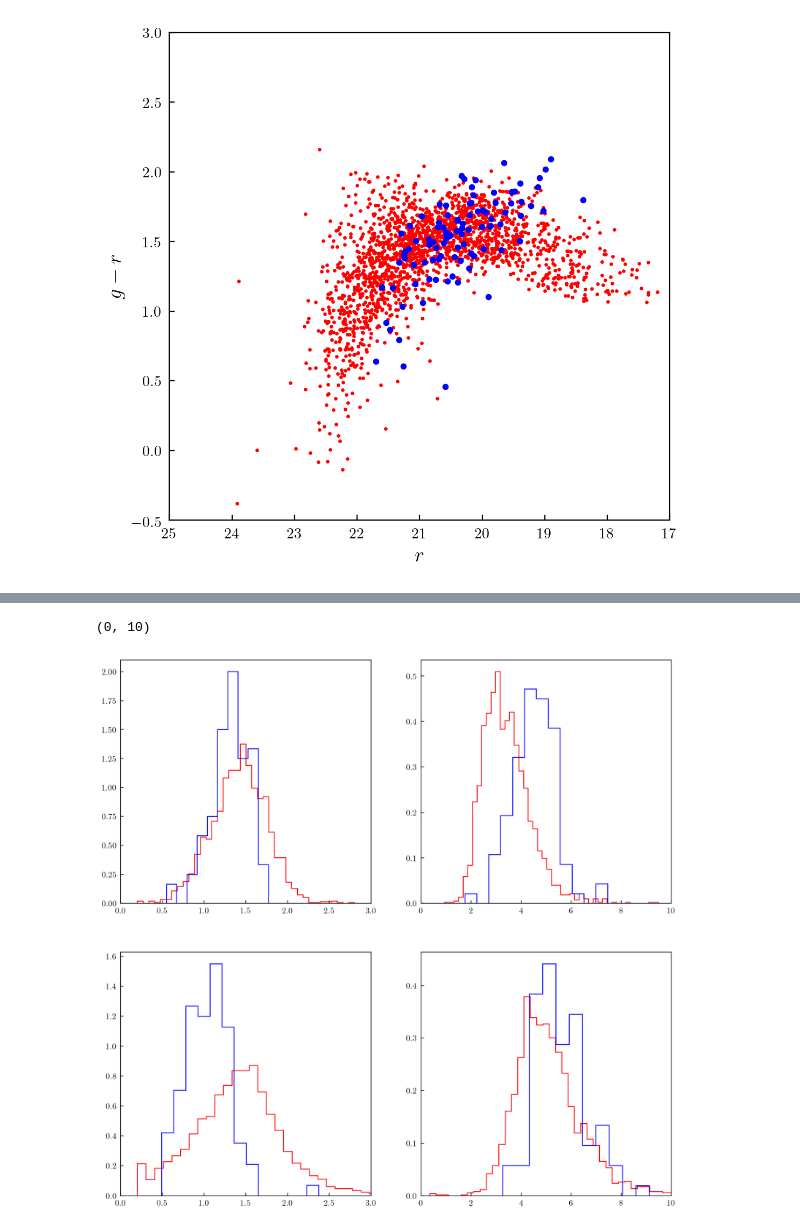
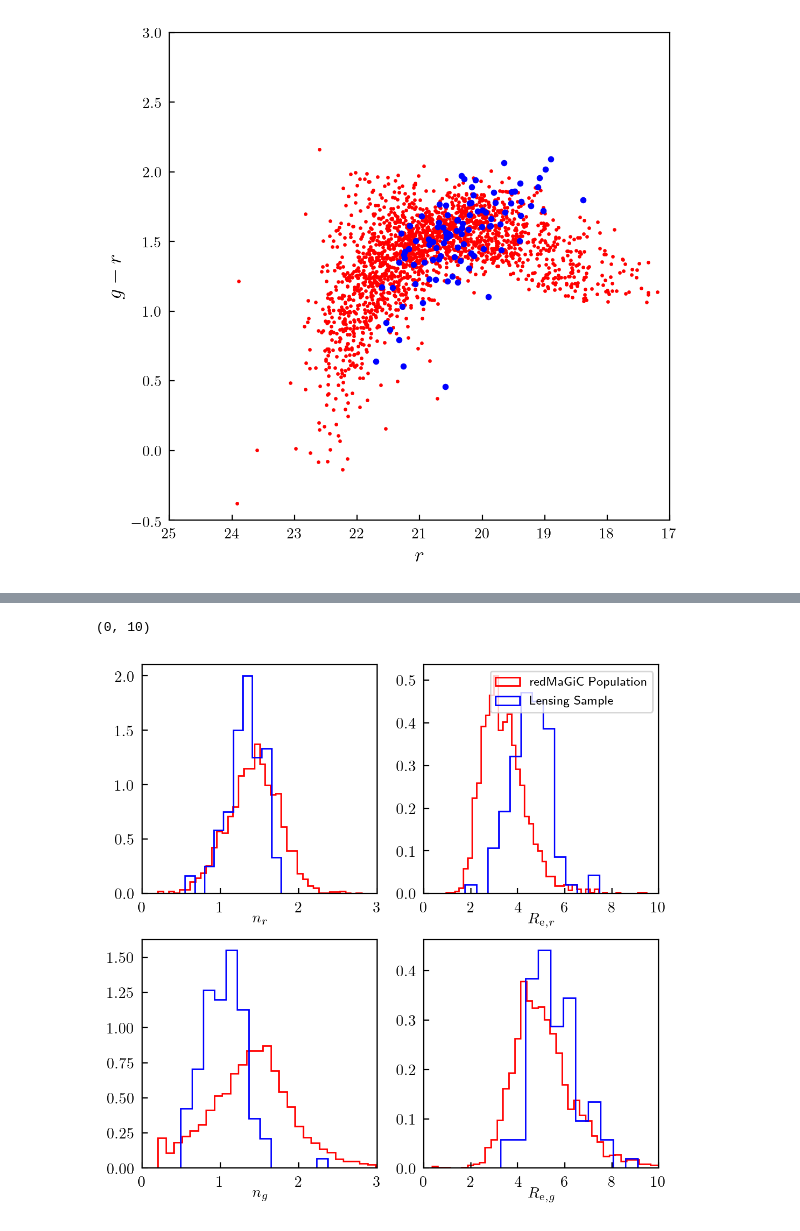
Before and after one commit to apcloonan/galaxy-galaxy-sel, a Jupyter notebook: plotting.ipynb, the cells around one changed output, grey strips where cells are left out. Drawn from its saved outputs; the diff is of its cells as text; code cells hidden in the pictures.

```diff
--- a/plotting.ipynb
+++ b/plotting.ipynb
@@ -167,7 +172,7 @@ maggplot.set_xlim(20,25)
 # %%
-# for a sample of 2000 redmagic galaxies
+# for a sample of 4000 redmagic galaxies
 
-fig, (resr, resg) = plt.subplots(1,2, figsize=(17.5,5))
+fig, (resr, resg) = plt.subplots(1,2, figsize=(8.75,2.5))
 
 '''
 filtr = (-120 < sl_resflux_r) & (sl_resflux_r < 120) & (sl_data['obs_flux_35pm3_r'] < 16000)
@@ -213,5 +218,5 @@ Text(0, 0.5, '$\\Delta f_{g}$ (counts $/\\;\\rm{s}$)')
 # %%
-fig, ((nrplot, rrplot), (ngplot, rgplot)) = plt.subplots(2,2, figsize=(12,12))
+fig, ((nrplot, rrplot), (ngplot, rgplot)) = plt.subplots(2,2, figsize=(6,6))
 
 nrplot.hist(des_nr#, des_rr
             , color='r', bins='auto', density=True, histtype='step'
@@ -223,43 +228,49 @@ nrplot.hist(sl_nr#, des_rr
             #, s=3, c='r'
         )
 
+nrplot.set_xlabel(r'$n_r$', labelpad=-1)
 nrplot.set_xlim(0,3)
 
 rrplot.hist(des_rr#, des_rr
-            , color='r', bins='auto', density=True, histtype='step'
+            , color='r', bins='auto', density=True, histtype='step', label='redMaGiC Population'
             #, s=3, c='r'
         )
 
 rrplot.hist(sl_rr#, des_rr
-            , color='b', bins='auto', density=True, histtype='step'
+            , color='b', bins='auto', density=True, histtype='step', label='Lensing Sample'
             #, s=3, c='r'
         )
 
+rrplot.set_xlabel(r'$R_{{\rm e},r}$', labelpad=-1)
 rrplot.set_xlim(0,10)
+
+rrplot.legend(loc='upper right', fontsize=8)
 
 ngplot.hist(des_ng#, des_rr
             , color='r', bins='auto', density=True, histtype='step'
             #, s=3, c='r'
         )
 
 ngplot.hist(sl_ng#, des_rr
             , color='b', bins='auto', density=True, histtype='step'
             #, s=3, c='r'
         )
 
+ngplot.set_xlabel(r'$n_g$', labelpad=-1)
 ngplot.set_xlim(0,3)
 
 rgplot.hist(des_rg#, des_rr
             , color='r', bins='auto', density=True, histtype='step'
             #, s=3, c='r'
         )
 
 rgplot.hist(sl_rg#, des_rr
             , color='b', bins='auto', density=True, histtype='step'
             #, s=3, c='r'
         )
 
+rgplot.set_xlabel(r'$R_{{\rm e},g}$', labelpad=-1)
 rgplot.set_xlim(0,10)
 # %% [output]
 (0, 10)
-[figure, old version]
+[figure, new version]
```
Also changed, not shown: parts of 2 cells of this notebook.
